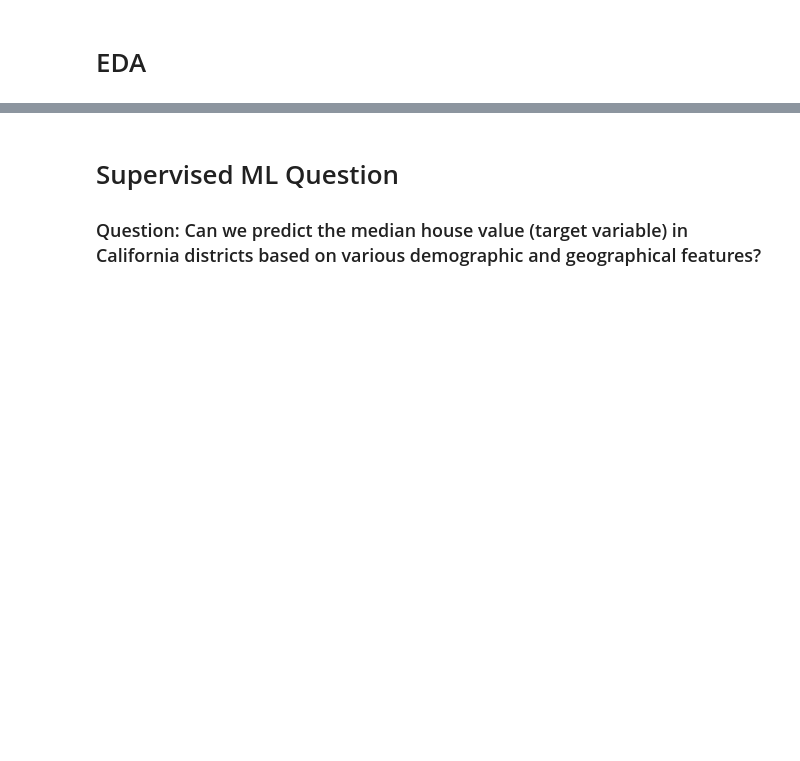
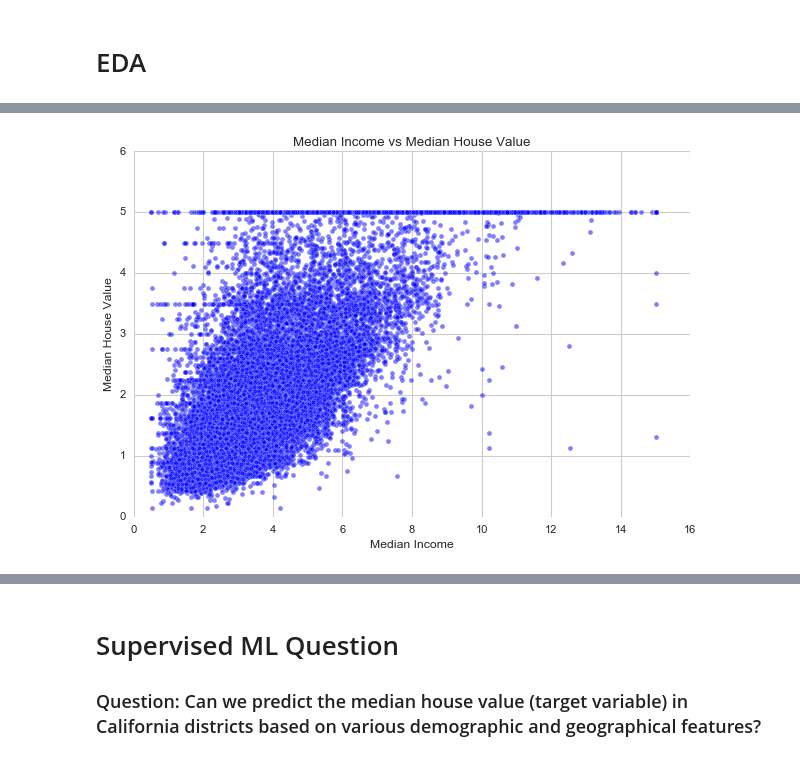
Before and after one commit to efyrb4/dsda-zdat2003-assessment-2-efyrb4, a Jupyter notebook: src/ML_experiments.ipynb, the cells around one changed output, grey strips where cells are left out. Saved outputs shown, nothing was run; the diff lists cells and outputs as text; code cells hidden in the pictures; blank space fills up the shorter version.

```diff
--- a/src/ML_experiments.ipynb
+++ b/src/ML_experiments.ipynb
@@ -137,0 +178,14 @@ plt.show()
+# %%
+sns.scatterplot(x='MedInc',
+                 y='MedHouseVal',
+                   data=housing_df,
+                     alpha=0.5)
+
+plt.xlim(0, 16)
+plt.ylim(0, 6)
+plt.xlabel('Median Income')
+plt.ylabel('Median House Value')
+plt.title('Median Income vs Median House Value')
+plt.show()
+# %% [output]
+[figure, added]
```
Also changed, not shown: parts of 12 cells of this notebook.
